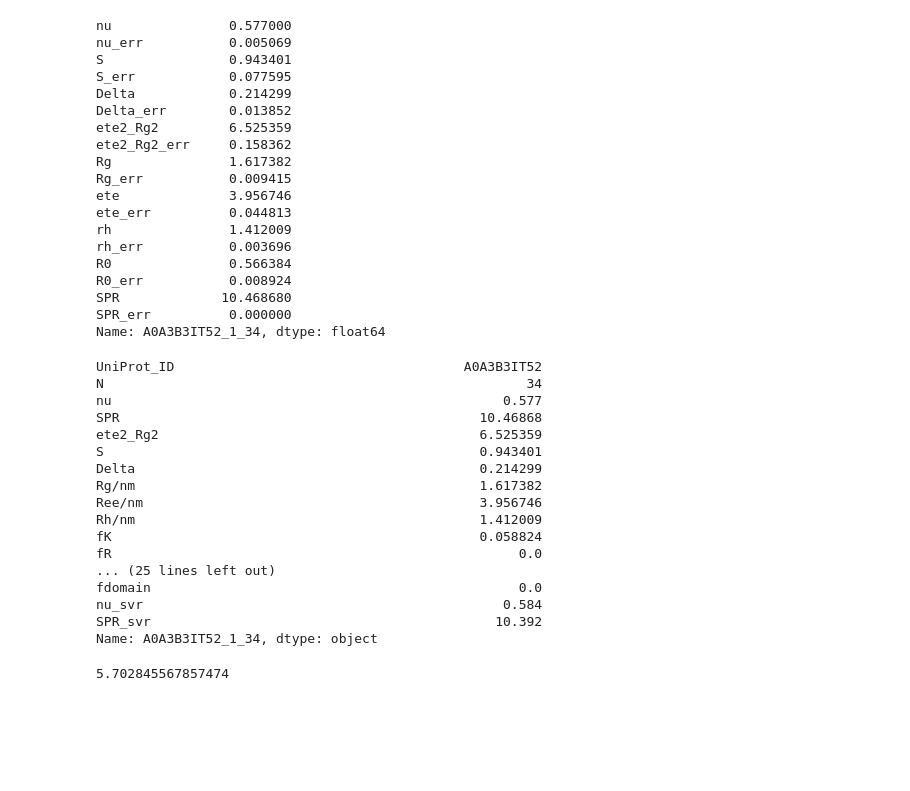
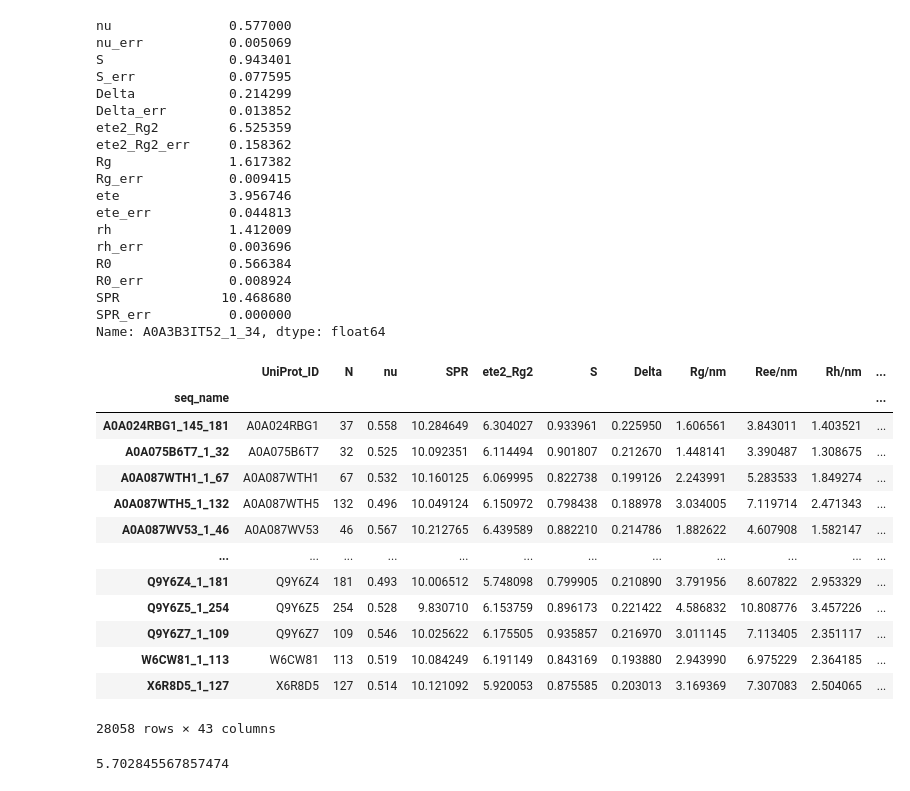
Before and after one commit to hshadman/larsen_paper_IDR_properties, a Jupyter notebook: idrome_.ipynb, the cells around one changed output. Drawn from its saved outputs; the diff is of its cells as text; code cells hidden in the pictures; blank space fills up the shorter version.

```diff
--- a/idrome_.ipynb
+++ b/idrome_.ipynb
@@ -115,25 +135,22 @@ SPR             10.468680
 SPR_err          0.000000
 Name: A0A3B3IT52_1_34, dtype: float64
 # %%
-df_idrome.loc['A0A3B3IT52_1_34']
+df_idrome#.loc['A0A3B3IT52_1_34']
 # %% [output]
+|  | UniProt_ID | N | nu | SPR | ete2_Rg2 | S | Delta | Rg/nm | Ree/nm | Rh/nm | ... |
+| seq_name |  |  |  |  |  |  |  |  |  |  | ... |
+| A0A024RBG1_145_181 | A0A024RBG1 | 37 | 0.558 | 10.284649 | 6.304027 | 0.933961 | 0.225950 | 1.606561 | 3.843011 | 1.403521 | ... |
+| A0A075B6T7_1_32 | A0A075B6T7 | 32 | 0.525 | 10.092351 | 6.114494 | 0.901807 | 0.212670 | 1.448141 | 3.390487 | 1.308675 | ... |
+| A0A087WTH1_1_67 | A0A087WTH1 | 67 | 0.532 | 10.160125 | 6.069995 | 0.822738 | 0.199126 | 2.243991 | 5.283533 | 1.849274 | ... |
+| A0A087WTH5_1_132 | A0A087WTH5 | 132 | 0.496 | 10.049124 | 6.150972 | 0.798438 | 0.188978 | 3.034005 | 7.119714 | 2.471343 | ... |
+| A0A087WV53_1_46 | A0A087WV53 | 46 | 0.567 | 10.212765 | 6.439589 | 0.882210 | 0.214786 | 1.882622 | 4.607908 | 1.582147 | ... |
+| ... | ... | ... | ... | ... | ... | ... | ... | ... | ... | ... | ... |
+| Q9Y6Z4_1_181 | Q9Y6Z4 | 181 | 0.493 | 10.006512 | 5.748098 | 0.799905 | 0.210890 | 3.791956 | 8.607822 | 2.953329 | ... |
+| Q9Y6Z5_1_254 | Q9Y6Z5 | 254 | 0.528 | 9.830710 | 6.153759 | 0.896173 | 0.221422 | 4.586832 | 10.808776 | 3.457226 | ... |
+| Q9Y6Z7_1_109 | Q9Y6Z7 | 109 | 0.546 | 10.025622 | 6.175505 | 0.935857 | 0.216970 | 3.011145 | 7.113405 | 2.351117 | ... |
+| W6CW81_1_113 | W6CW81 | 113 | 0.519 | 10.084249 | 6.191149 | 0.843169 | 0.193880 | 2.943990 | 6.975229 | 2.364185 | ... |
+| X6R8D5_1_127 | X6R8D5 | 127 | 0.514 | 10.121092 | 5.920053 | 0.875585 | 0.203013 | 3.169369 | 7.307083 | 2.504065 | ... |
-UniProt_ID                                     A0A3B3IT52
-N                                                      34
-nu                                                  0.577
-SPR                                              10.46868
-ete2_Rg2                                         6.525359
-S                                                0.943401
-Delta                                            0.214299
-Rg/nm                                            1.617382
-Ree/nm                                           3.956746
-Rh/nm                                            1.412009
-fK                                               0.058824
-fR                                                    0.0
-... (25 lines left out)
-fdomain                                               0.0
-nu_svr                                              0.584
-SPR_svr                                            10.392
-Name: A0A3B3IT52_1_34, dtype: object
+28058 rows × 43 columns
 # %%
 np.mean(np.load('IDROME_larsen/IDRome_v4/Q9/94/57/1_97/ete.npy')**2)/np.mean(np.load('IDROME_larsen/IDRome_v4/Q9/94/57/1_97/rg.npy')**2)
 # %% [output]
```
Also changed, not shown: parts of 12 cells of this notebook.
